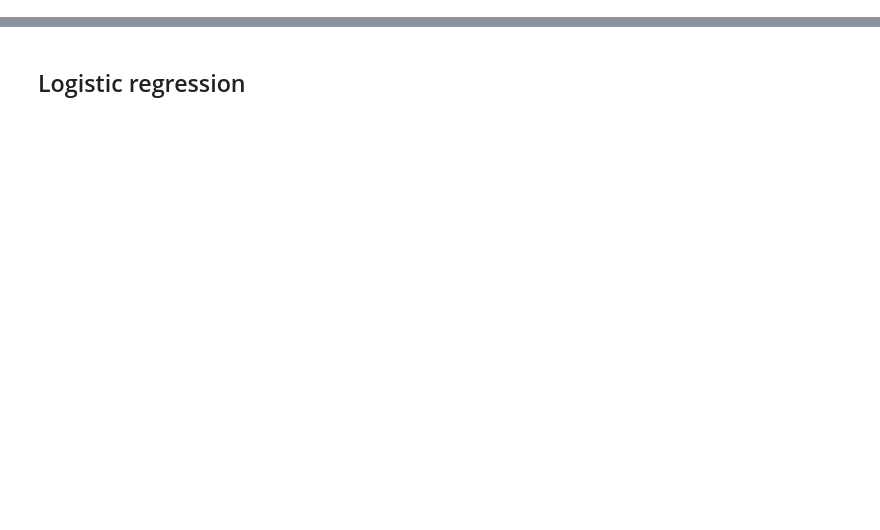
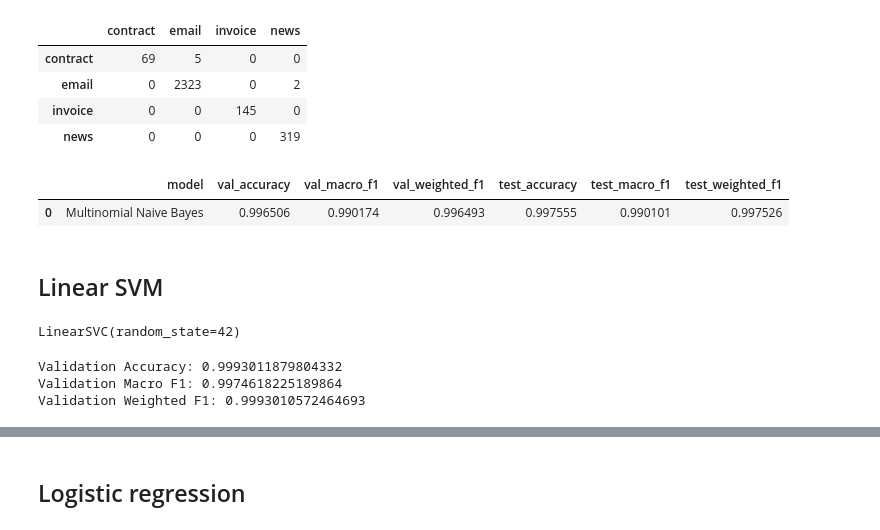
Before and after one commit to adriFCM/Document-Classification-and-Information-Extraction-, a Jupyter notebook: notebooks/04_classification.ipynb, the cells around one changed output, grey strips where cells are left out. Drawn from its saved outputs; the diff is of its cells as text; code cells hidden in the pictures; blank space fills up the shorter version.

```diff
--- a/notebooks/04_classification.ipynb
+++ b/notebooks/04_classification.ipynb
@@ -140,0 +201,34 @@ y_test = df_test['label']
+# %%
+test_cm_nb = pd.DataFrame(
+    confusion_matrix(y_test, y_test_pred_nb, labels=nb_model.classes_),
+    index=nb_model.classes_,
+    columns=nb_model.classes_
+)
+test_cm_nb
+# %% [output]
+|  | contract | email | invoice | news |
+| contract | 69 | 5 | 0 | 0 |
+| email | 0 | 2323 | 0 | 2 |
+| invoice | 0 | 0 | 145 | 0 |
+| news | 0 | 0 | 0 | 319 |
+# %%
+nb_results = pd.DataFrame({
+    "model": ["Multinomial Naive Bayes"],
+    "val_accuracy": [accuracy_score(y_val, y_val_pred_nb)],
+    "val_macro_f1": [f1_score(y_val, y_val_pred_nb, average="macro")],
+    "val_weighted_f1": [f1_score(y_val, y_val_pred_nb, average="weighted")],
+    "test_accuracy": [accuracy_score(y_test, y_test_pred_nb)],
+    "test_macro_f1": [f1_score(y_test, y_test_pred_nb, average="macro")],
+    "test_weighted_f1": [f1_score(y_test, y_test_pred_nb, average="weighted")]
+})
+nb_results
+# %% [output]
+|  | model | val_accuracy | val_macro_f1 | val_weighted_f1 | test_accuracy | test_macro_f1 | test_weighted_f1 |
+| 0 | Multinomial Naive Bayes | 0.996506 | 0.990174 | 0.996493 | 0.997555 | 0.990101 | 0.997526 |
+# %% [markdown]
+## Linear SVM
+# %%
+svm_model = LinearSVC(random_state=42)
+svm_model.fit(X_train_tfidf, y_train)
+# %% [output]
+LinearSVC(random_state=42)
@@ -140,0 +238,8 @@ y_test = df_test['label']
+# %%
+print("Validation Accuracy:", accuracy_score(y_val, y_val_pred_svm))
+print("Validation Macro F1:", f1_score(y_val, y_val_pred_svm, average="macro"))
+print("Validation Weighted F1:", f1_score(y_val, y_val_pred_svm, average="weighted"))
+# %% [output]
+Validation Accuracy: 0.9993011879804332
+Validation Macro F1: 0.9974618225189864
+Validation Weighted F1: 0.9993010572464693
```
Also changed, not shown: parts of 51 cells of this notebook, 1 other file.
